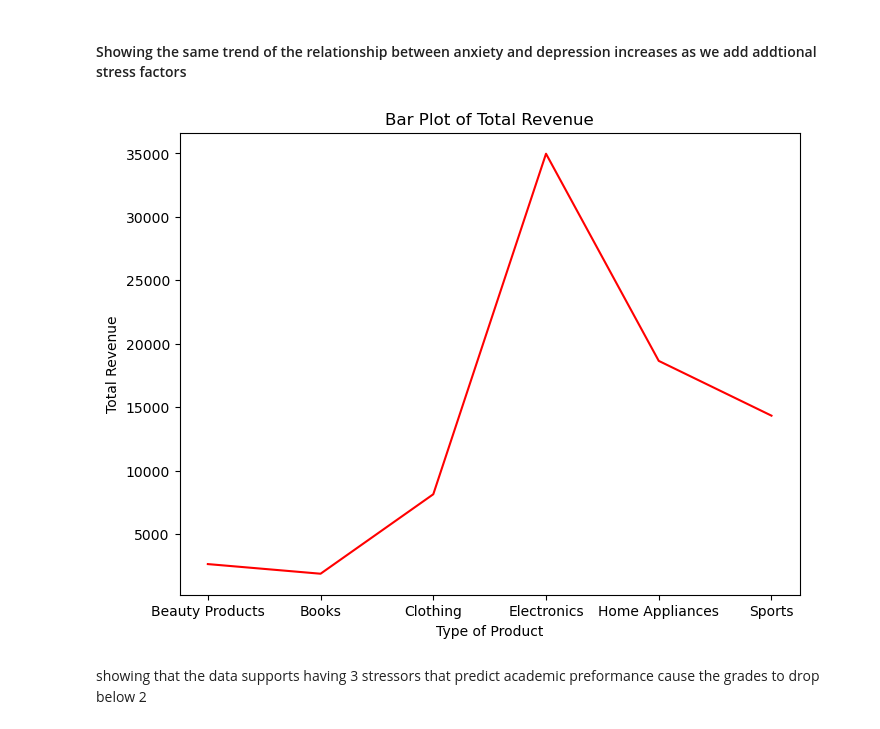
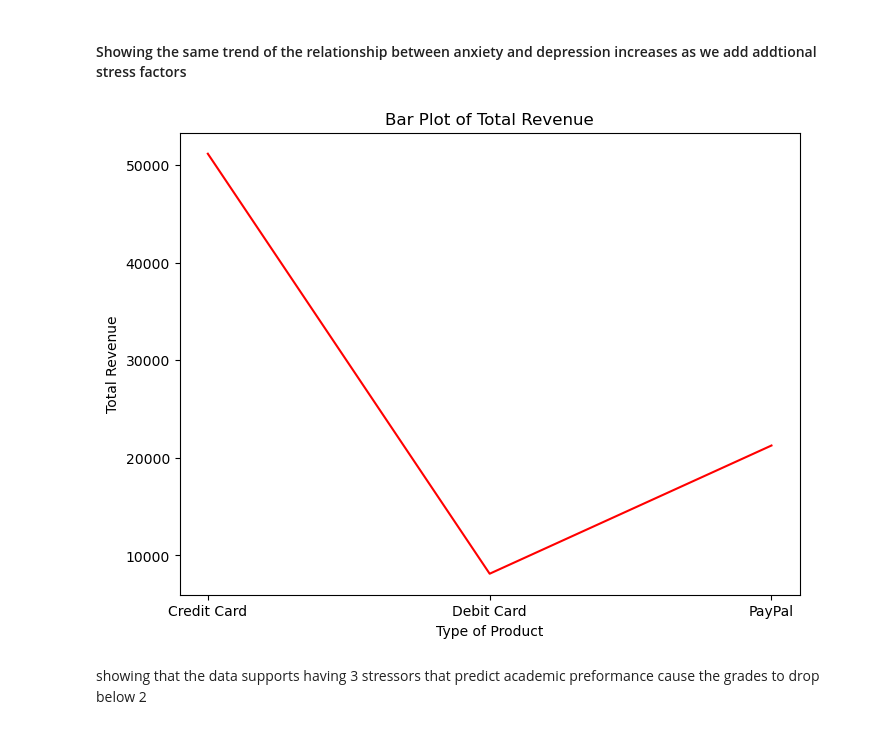
Before and after one commit to rtress0001/Online-Sales-Project, a Jupyter notebook: Online Sales Notebook.ipynb, the cells around one changed output. Cells and saved outputs as stored; diff of their text form; code cells hidden in the pictures.

```diff
--- a/Online Sales Notebook.ipynb
+++ b/Online Sales Notebook.ipynb
@@ -55,20 +55,20 @@ plt.show()
 # %%
 
 #Creating a group by for average academic preformance for the filtered data
-summary_data = sales.groupby('Product Category')['Total Revenue'].sum().reset_index()
+summary_data = sales.groupby('Payment Method')['Total Revenue'].sum().reset_index()
 
 
 plt.figure(figsize=(8, 6))
 #making a bar chart to show the data in a presentation
-plt.plot(summary_data['Product Category'], summary_data['Total Revenue'], color='red')
+plt.plot(summary_data['Payment Method'], summary_data['Total Revenue'], color='red')
 
 plt.title("Bar Plot of Total Revenue")
 plt.xlabel("Type of Product")
 plt.ylabel("Total Revenue")
 
 plt.show()
 # %% [output]
-[figure, old version]
+[figure, new version]
 # %% [markdown]
 showing that the data supports having 3 stressors that predict academic preformance cause the grades to drop below 2
 # %%
```
Also changed, not shown: parts of 6 cells of this notebook.
